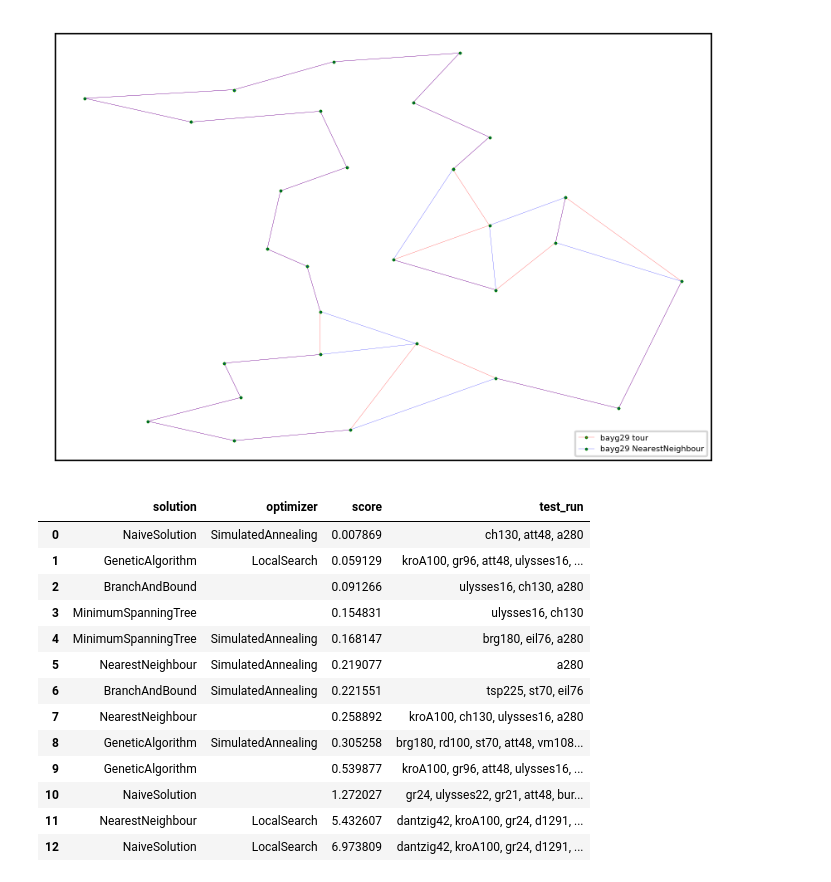
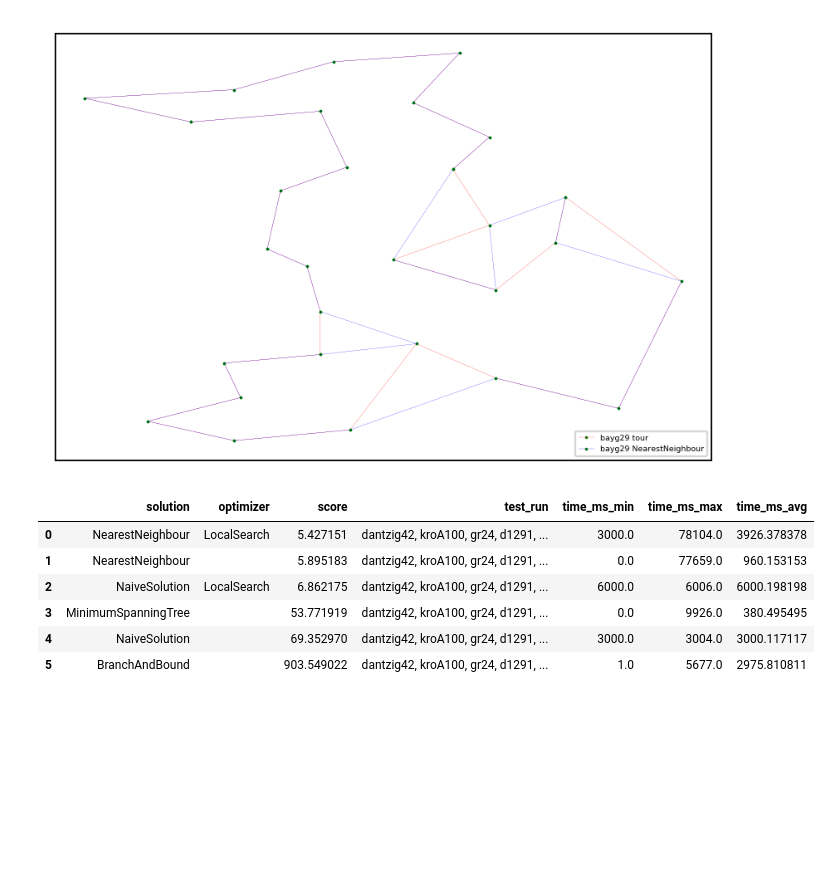
Before and after one commit to gwyrwch/travelling-salesman, a Jupyter notebook: research.ipynb, the cells around one changed output. Saved outputs shown, nothing was run; the diff lists cells and outputs as text; code cells hidden in the pictures; blank space fills up the shorter version.

Commit message:
time fixit in output files; N^2 methods only if vertex_num < 7500

```diff
--- a/research.ipynb
+++ b/research.ipynb
@@ -270,6 +270,7 @@ def get_best_weight_for_test_solution(test, solution):
     solution_tour_paths = sorted(glob.glob(os.path.join(os.getcwd(), "results",
                                                        test + "_" + solution + "_" + "*.tour")), key=str.lower)
     best_weight = defaultdict(lambda : 10**18)
+    time_ms_best = defaultdict(lambda : 10**18)
     for fpath in solution_tour_paths:
         if not os.path.isfile(fpath):
             print('File does not exist.')
@@ -278,14 +279,19 @@ def get_best_weight_for_test_solution(test, solution):
                 content = f.read().splitlines()
                 weight = 10**18
                 optimizer = ''
+                time_ms = None
                 for i in range(len(content)):
                     if(content[i].count('WEIGHT')):
                         weight =int(content[i].split(':')[-1].strip())
                     if content[i].count('OPTIMIZER'):
                         optimizer = content[i].split(':')[-1].strip()
-                best_weight[optimizer] = min(best_weight[optimizer], weight)
+                    if content[i].count('TIME'):
+                        time_ms = float(content[i].split(':')[-1].strip())
+                if weight < best_weight[optimizer]:
+                    best_weight[optimizer] = weight
+                    time_ms_best[optimizer] = time_ms
 
-    return best_weight
+    return best_weight, time_ms_best
 # %%
 def get_number(path):
     return int(path.split("_")[-1].split(".")[0])
@@ -412,12 +424,14 @@ def get_score_for_solution(solution):
 
     my_weight = defaultdict(int)
     test_names = defaultdict(list)
+    time_ms = defaultdict(list)
 
     for test in all_test_names:
-        best_weights = get_best_weight_for_test_solution(test, solution)
+        best_weights, times = get_best_weight_for_test_solution(test, solution)
         for opt, w in best_weights.items():
             my_weight[opt] += w
             test_names[opt] += [test]
+            time_ms[opt] += [times[opt]]
 
     # solution, {LocalSearch: 15, '': 20}
 
@@ -429,32 +443,26 @@ def get_score_for_solution(solution):
                 exact += exact_tour_weights[test_name]
             else:
                 continue
-        result += [(opt, (weight - exact) / exact, ', '.join(test_names[opt]))]
+        times = np.array(time_ms[opt])
+        result += [(opt, (weight - exact) / exact, ', '.join(test_names[opt]), times.min(), times.max(), times.sum() / len(times))]
     return result
 # %%
-cols = ["solution", "optimizer", "score", "test_run"]
+cols = ["solution", "optimizer", "score", "test_run", "time_ms_min", "time_ms_max", "time_ms_avg"]
 df = pd.DataFrame(columns=cols)
 for solution in all_solution_names:
     scores = get_score_for_solution(solution)
-    for opt, score, test_names in scores:
-        df = pd.concat([df, pd.DataFrame([[solution, opt, score, test_names]], columns=cols)], axis=0)
+    for opt, score, test_names, time_min, time_max, time_avg in scores:
+        df = pd.concat([df, pd.DataFrame([[solution, opt, score, test_names, time_min, time_max, time_avg]], columns=cols)], axis=0)
 df = df.sort_values(by='score')
 df = df.set_index(np.arange(0, df.shape[0]))
 df
 # %% [output]
-|  | solution | optimizer | score | test_run |
-| 0 | NaiveSolution | SimulatedAnnealing | 0.007869 | ch130, att48, a280 |
-| 1 | GeneticAlgorithm | LocalSearch | 0.059129 | kroA100, gr96, att48, ulysses16, ... |
-| 2 | BranchAndBound |  | 0.091266 | ulysses16, ch130, a280 |
-| 3 | MinimumSpanningTree |  | 0.154831 | ulysses16, ch130 |
-| 4 | MinimumSpanningTree | SimulatedAnnealing | 0.168147 | brg180, eil76, a280 |
-| 5 | NearestNeighbour | SimulatedAnnealing | 0.219077 | a280 |
-| 6 | BranchAndBound | SimulatedAnnealing | 0.221551 | tsp225, st70, eil76 |
-| 7 | NearestNeighbour |  | 0.258892 | kroA100, ch130, ulysses16, a280 |
-| 8 | GeneticAlgorithm | SimulatedAnnealing | 0.305258 | brg180, rd100, st70, att48, vm108... |
-| 9 | GeneticAlgorithm |  | 0.539877 | kroA100, gr96, att48, ulysses16, ... |
-| 10 | NaiveSolution |  | 1.272027 | gr24, ulysses22, gr21, att48, bur... |
-| 11 | NearestNeighbour | LocalSearch | 5.432607 | dantzig42, kroA100, gr24, d1291, ... |
-| 12 | NaiveSolution | LocalSearch | 6.973809 | dantzig42, kroA100, gr24, d1291, ... |
+|  | solution | optimizer | score | test_run | time_ms_min | time_ms_max | time_ms_avg |
+| 0 | NearestNeighbour | LocalSearch | 5.427151 | dantzig42, kroA100, gr24, d1291, ... | 3000.0 | 78104.0 | 3926.378378 |
+| 1 | NearestNeighbour |  | 5.895183 | dantzig42, kroA100, gr24, d1291, ... | 0.0 | 77659.0 | 960.153153 |
+| 2 | NaiveSolution | LocalSearch | 6.862175 | dantzig42, kroA100, gr24, d1291, ... | 6000.0 | 6006.0 | 6000.198198 |
+| 3 | MinimumSpanningTree |  | 53.771919 | dantzig42, kroA100, gr24, d1291, ... | 0.0 | 9926.0 | 380.495495 |
+| 4 | NaiveSolution |  | 69.352970 | dantzig42, kroA100, gr24, d1291, ... | 3000.0 | 3004.0 | 3000.117117 |
+| 5 | BranchAndBound |  | 903.549022 | dantzig42, kroA100, gr24, d1291, ... | 1.0 | 5677.0 | 2975.810811 |
 # %%
 plot_tour_by_testname_and_solution('eil76', 'MinimumSpanningTree')
```
Also changed, not shown: parts of 11 cells of this notebook, 6 other files.
